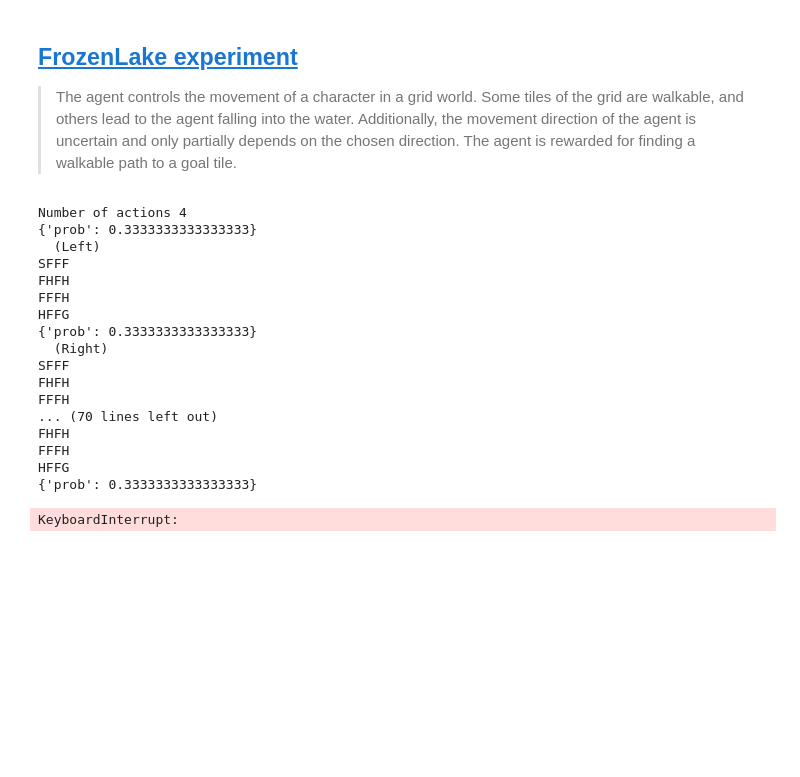
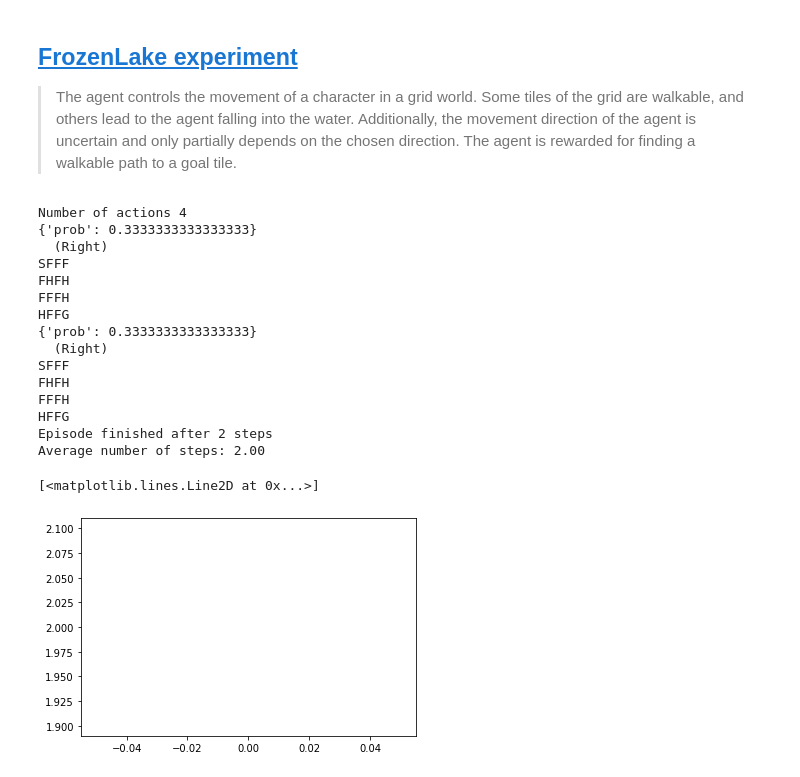
Before and after one commit to RobvanGastel/meta-rl-algorithms, a Jupyter notebook: OpenAI Gym experiments.ipynb, the cells around one changed output. Cells and saved outputs as stored; diff of their text form; code cells hidden in the pictures; blank space fills up the shorter version.

```diff
--- a/OpenAI Gym experiments.ipynb
+++ b/OpenAI Gym experiments.ipynb
@@ -63,7 +63,7 @@ Average number of steps 21.37
 > The agent controls the movement of a character in a grid world. Some tiles of the grid are walkable, and others lead to the agent falling into the water. Additionally, the movement direction of the agent is uncertain and only partially depends on the chosen direction. The agent is rewarded for finding a walkable path to a goal tile.
 # %%
 env = gym.make('FrozenLake-v0')
-num_episodes = 500
+num_episodes = 1
 steps_total = []
 
 print("Number of actions %i" % env.action_space.n)
@@ -85,36 +85,35 @@ for i in range(num_episodes):
         # This is called an sochastic environment
         print(info)
         # Slippery has to be turned off, if
         # to make it a deterministic environment
 
         time.sleep(0.4)
 
         # If you want to see the full episode,
         env.render()
 
         if done:
             steps_total.append(steps)
             print("Episode finished after %i steps" % steps)
             break
 
 print("Average number of steps: %.2f" % (sum(steps_total)/num_episodes))
 plt.plot(steps_total)
 # %% [output]
 Number of actions 4
 {'prob': 0.3333333333333333}
-  (Left)
+  (Right)
 SFFF
 FHFH
 FFFH
 HFFG
 {'prob': 0.3333333333333333}
   (Right)
 SFFF
 FHFH
 FFFH
-... (70 lines left out)
-FHFH
-FFFH
 HFFG
-{'prob': 0.3333333333333333}
+Episode finished after 2 steps
+Average number of steps: 2.00
-KeyboardInterrupt:
+[<matplotlib.lines.Line2D at 0x...>]
+[figure, added]
```
Also changed, not shown: parts of 1 cell of this notebook, 8 other files.
